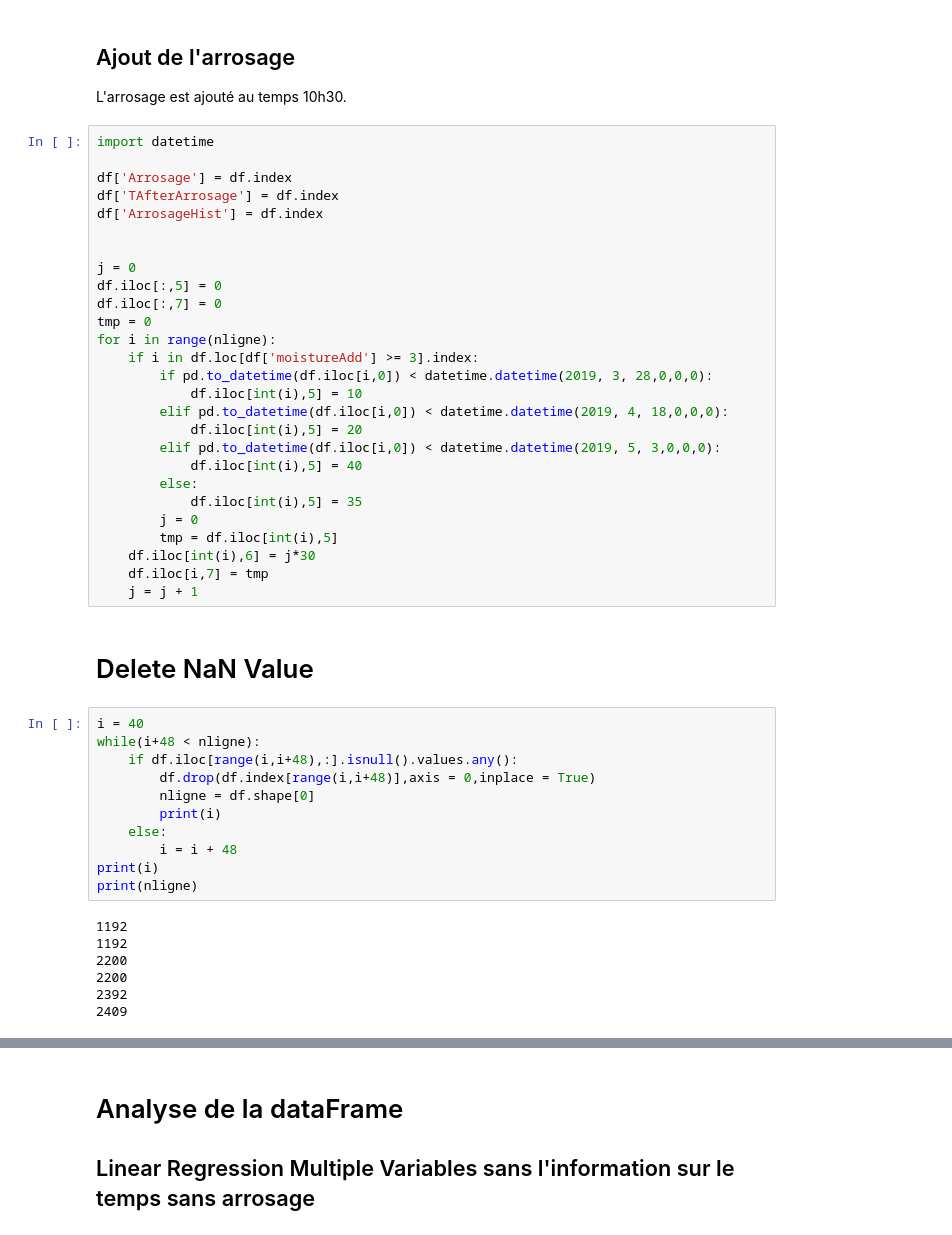
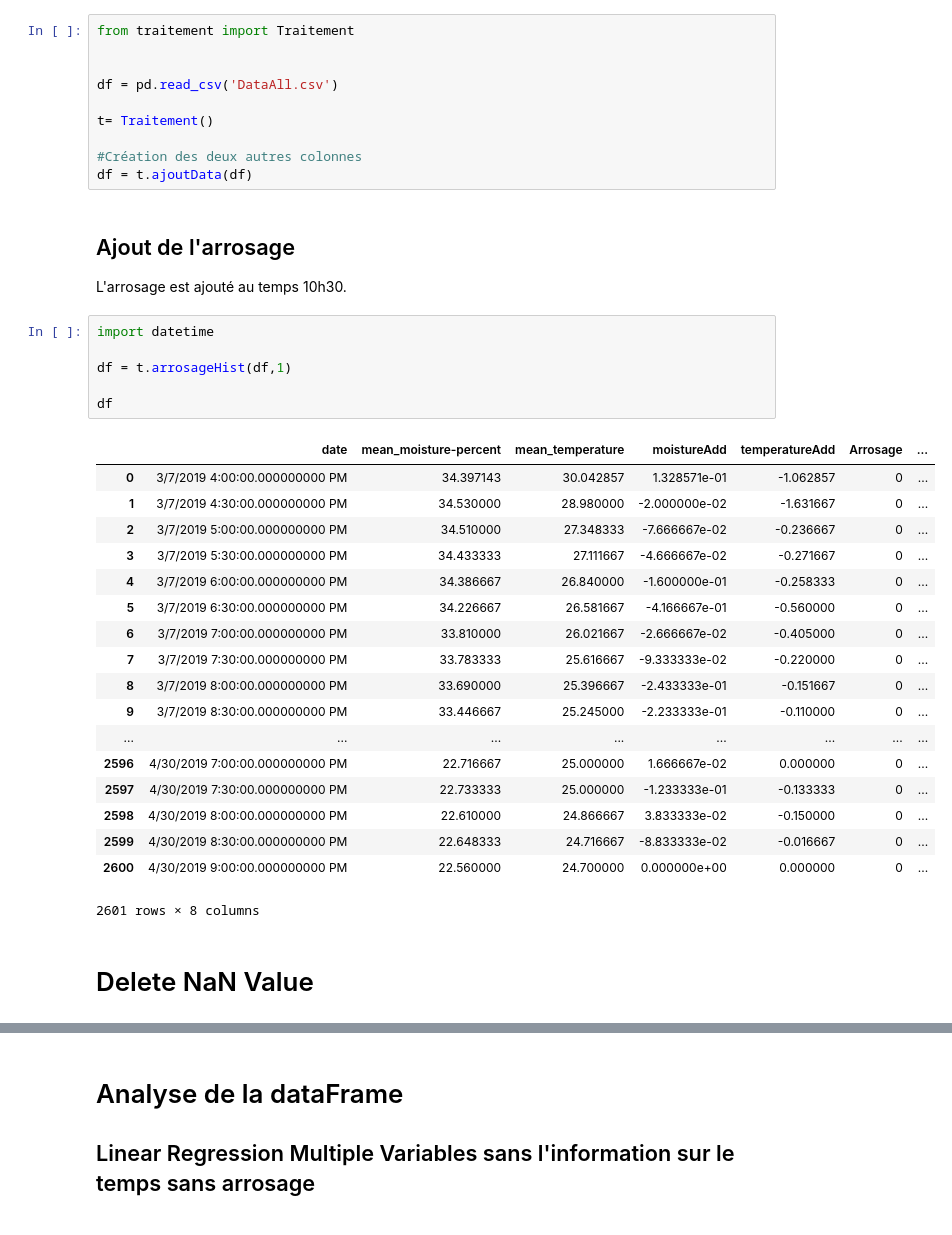
Before and after one commit to cui-unige/BSc-sensor-machine-learning, a Jupyter notebook: MLDemeter.ipynb, the cells around one changed output, grey strips where cells are left out. Cells and saved outputs as stored; diff of their text form.

```diff
--- a/MLDemeter.ipynb
+++ b/MLDemeter.ipynb
@@ -94,51 +36,41 @@ df.iloc[nligne-1, 4] = 0
+# %%
+from traitement import Traitement
+
+
+df = pd.read_csv('DataAll.csv')
+
+t= Traitement()
+
+#Création des deux autres colonnes
+df = t.ajoutData(df)
 # %% [markdown]
 ## Ajout de l'arrosage
 
 L'arrosage est ajouté au temps 10h30.
-# %%
-import datetime
-
-df['Arrosage'] = df.index
-df['TAfterArrosage'] = df.index
-df['ArrosageHist'] = df.index
-
-
-j = 0
-df.iloc[:,5] = 0
-df.iloc[:,7] = 0
-tmp = 0
-for i in range(nligne):
-    if i in df.loc[df['moistureAdd'] >= 3].index:
-        if pd.to_datetime(df.iloc[i,0]) < datetime.datetime(2019, 3, 28,0,0,0):
-            df.iloc[int(i),5] = 10
-        elif pd.to_datetime(df.iloc[i,0]) < datetime.datetime(2019, 4, 18,0,0,0):
-            df.iloc[int(i),5] = 20
-        elif pd.to_datetime(df.iloc[i,0]) < datetime.datetime(2019, 5, 3,0,0,0):
-            df.iloc[int(i),5] = 40
-        else:
-            df.iloc[int(i),5] = 35
-        j = 0
-        tmp = df.iloc[int(i),5]
-    df.iloc[int(i),6] = j*30
-    df.iloc[i,7] = tmp
-    j = j + 1
+# %%
+import datetime
+
+df = t.arrosageHist(df,1)
+
+df
+# %% [output]
+|  | date | mean_moisture-percent | mean_temperature | moistureAdd | temperatureAdd | Arrosage | ... |
+| 0 | 3/7/2019 4:00:00.000000000 PM | 34.397143 | 30.042857 | 1.328571e-01 | -1.062857 | 0 | ... |
+| 1 | 3/7/2019 4:30:00.000000000 PM | 34.530000 | 28.980000 | -2.000000e-02 | -1.631667 | 0 | ... |
+| 2 | 3/7/2019 5:00:00.000000000 PM | 34.510000 | 27.348333 | -7.666667e-02 | -0.236667 | 0 | ... |
+| 3 | 3/7/2019 5:30:00.000000000 PM | 34.433333 | 27.111667 | -4.666667e-02 | -0.271667 | 0 | ... |
+| 4 | 3/7/2019 6:00:00.000000000 PM | 34.386667 | 26.840000 | -1.600000e-01 | -0.258333 | 0 | ... |
+| 5 | 3/7/2019 6:30:00.000000000 PM | 34.226667 | 26.581667 | -4.166667e-01 | -0.560000 | 0 | ... |
+| 6 | 3/7/2019 7:00:00.000000000 PM | 33.810000 | 26.021667 | -2.666667e-02 | -0.405000 | 0 | ... |
+| 7 | 3/7/2019 7:30:00.000000000 PM | 33.783333 | 25.616667 | -9.333333e-02 | -0.220000 | 0 | ... |
+| 8 | 3/7/2019 8:00:00.000000000 PM | 33.690000 | 25.396667 | -2.433333e-01 | -0.151667 | 0 | ... |
+| 9 | 3/7/2019 8:30:00.000000000 PM | 33.446667 | 25.245000 | -2.233333e-01 | -0.110000 | 0 | ... |
+| ... | ... | ... | ... | ... | ... | ... | ... |
+| 2596 | 4/30/2019 7:00:00.000000000 PM | 22.716667 | 25.000000 | 1.666667e-02 | 0.000000 | 0 | ... |
+| 2597 | 4/30/2019 7:30:00.000000000 PM | 22.733333 | 25.000000 | -1.233333e-01 | -0.133333 | 0 | ... |
+| 2598 | 4/30/2019 8:00:00.000000000 PM | 22.610000 | 24.866667 | 3.833333e-02 | -0.150000 | 0 | ... |
+| 2599 | 4/30/2019 8:30:00.000000000 PM | 22.648333 | 24.716667 | -8.833333e-02 | -0.016667 | 0 | ... |
+| 2600 | 4/30/2019 9:00:00.000000000 PM | 22.560000 | 24.700000 | 0.000000e+00 | 0.000000 | 0 | ... |
+2601 rows × 8 columns
 # %% [markdown]
 # Delete NaN Value
-# %%
-i = 40
-while(i+48 < nligne):
-    if df.iloc[range(i,i+48),:].isnull().values.any():
-        df.drop(df.index[range(i,i+48)],axis = 0,inplace = True)
-        nligne = df.shape[0]
-        print(i)
-    else:
-        i = i + 48
-print(i)
-print(nligne)
-# %% [output]
-1192
-1192
-2200
-2200
-2392
-2409
```
Also changed, not shown: parts of 41 cells of this notebook, 1 other file.
